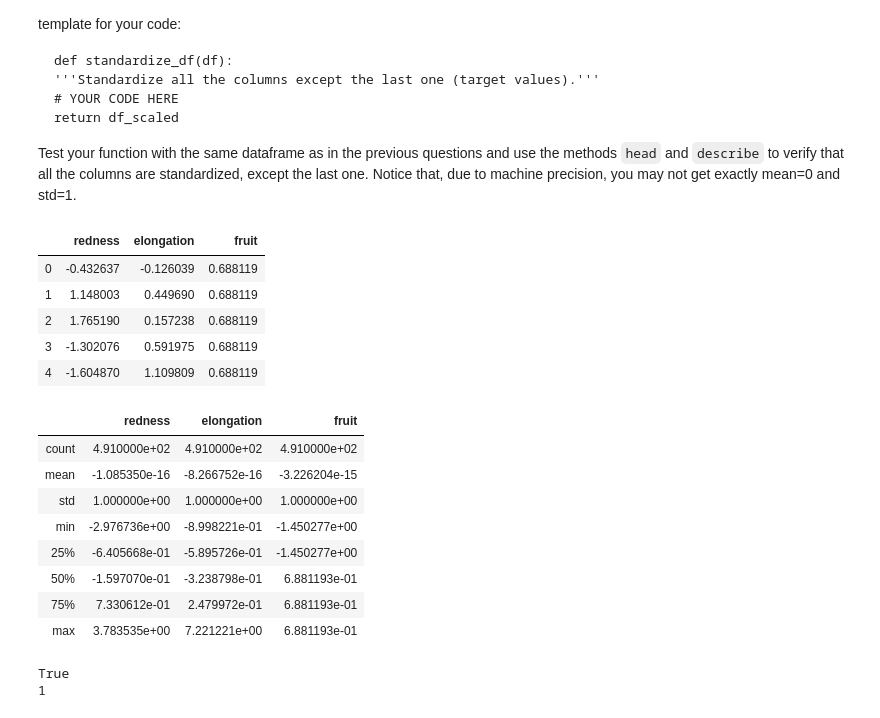
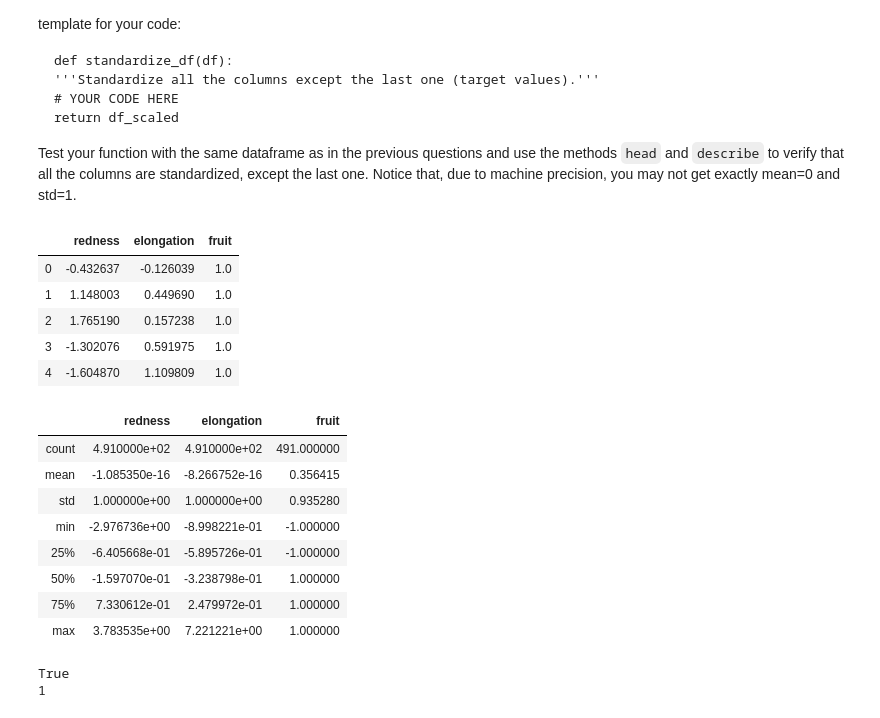
Before and after one commit to rebssky/info232, a Jupyter notebook: TP2/TP2.ipynb, the cells around one changed output. Cells and saved outputs as stored; diff of their text form; code cells hidden in the pictures.

```diff
--- a/TP2/TP2.ipynb
+++ b/TP2/TP2.ipynb
@@ -202,31 +202,32 @@ Test your function with the same dataframe as in the previous questions and use
 # %%
 # Replace by your own code:
 def standardize_df(df):
     '''Standardize all the columns except the last one (target values).'''
-    df = df_scaled # REPLACE THIS
+    df_scaled = (df-df.mean())/df.std()
+    df_scaled.iloc[:, -1] = df.iloc[:, -1] # REPLACE THIS
     return df_scaled
 
 df_scaled2 = standardize_df(df)
 df_scaled2.head()
 # %% [output]
 |  | redness | elongation | fruit |
-| 0 | -0.432637 | -0.126039 | 0.688119 |
-| 1 | 1.148003 | 0.449690 | 0.688119 |
-| 2 | 1.765190 | 0.157238 | 0.688119 |
-| 3 | -1.302076 | 0.591975 | 0.688119 |
-| 4 | -1.604870 | 1.109809 | 0.688119 |
+| 0 | -0.432637 | -0.126039 | 1.0 |
+| 1 | 1.148003 | 0.449690 | 1.0 |
+| 2 | 1.765190 | 0.157238 | 1.0 |
+| 3 | -1.302076 | 0.591975 | 1.0 |
+| 4 | -1.604870 | 1.109809 | 1.0 |
 # %%
 df_scaled2.describe()
 # %% [output]
 |  | redness | elongation | fruit |
-| count | 4.910000e+02 | 4.910000e+02 | 4.910000e+02 |
-| mean | -1.085350e-16 | -8.266752e-16 | -3.226204e-15 |
-| std | 1.000000e+00 | 1.000000e+00 | 1.000000e+00 |
-| min | -2.976736e+00 | -8.998221e-01 | -1.450277e+00 |
-| 25% | -6.405668e-01 | -5.895726e-01 | -1.450277e+00 |
-| 50% | -1.597070e-01 | -3.238798e-01 | 6.881193e-01 |
-| 75% | 7.330612e-01 | 2.479972e-01 | 6.881193e-01 |
-| max | 3.783535e+00 | 7.221221e+00 | 6.881193e-01 |
+| count | 4.910000e+02 | 4.910000e+02 | 491.000000 |
+| mean | -1.085350e-16 | -8.266752e-16 | 0.356415 |
+| std | 1.000000e+00 | 1.000000e+00 | 0.935280 |
+| min | -2.976736e+00 | -8.998221e-01 | -1.000000 |
+| 25% | -6.405668e-01 | -5.895726e-01 | -1.000000 |
+| 50% | -1.597070e-01 | -3.238798e-01 | 1.000000 |
+| 75% | 7.330612e-01 | 2.479972e-01 | 1.000000 |
+| max | 3.783535e+00 | 7.221221e+00 | 1.000000 |
 # %%
 # This is the checker code, keep it
 question = 2
```
Also changed, not shown: parts of 7 cells of this notebook.
